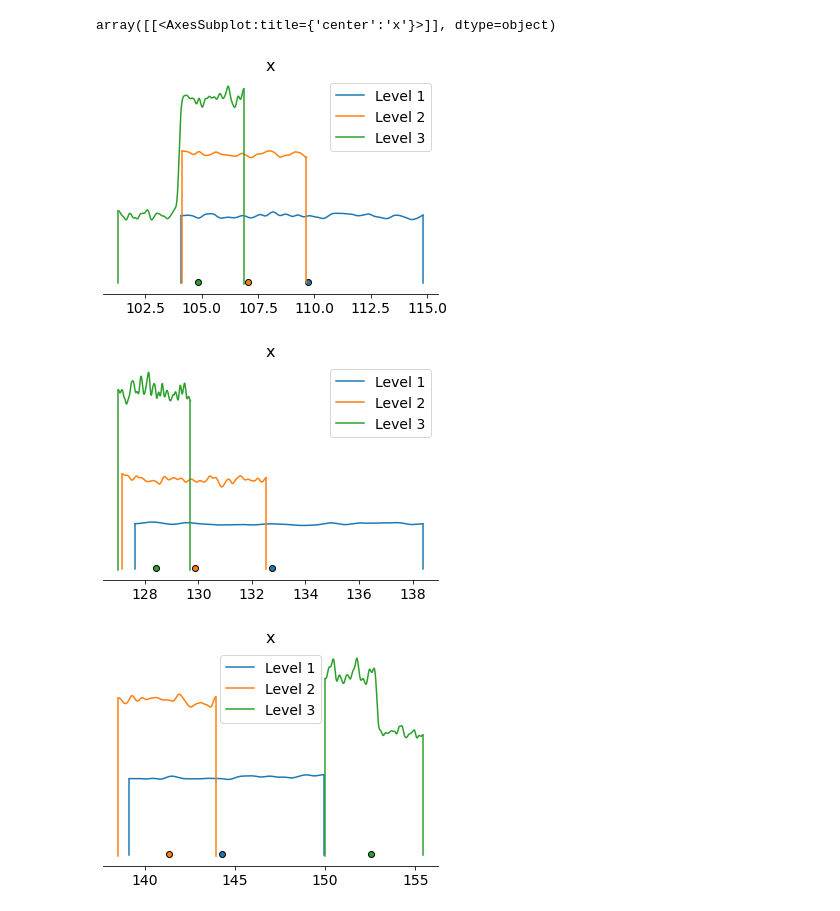
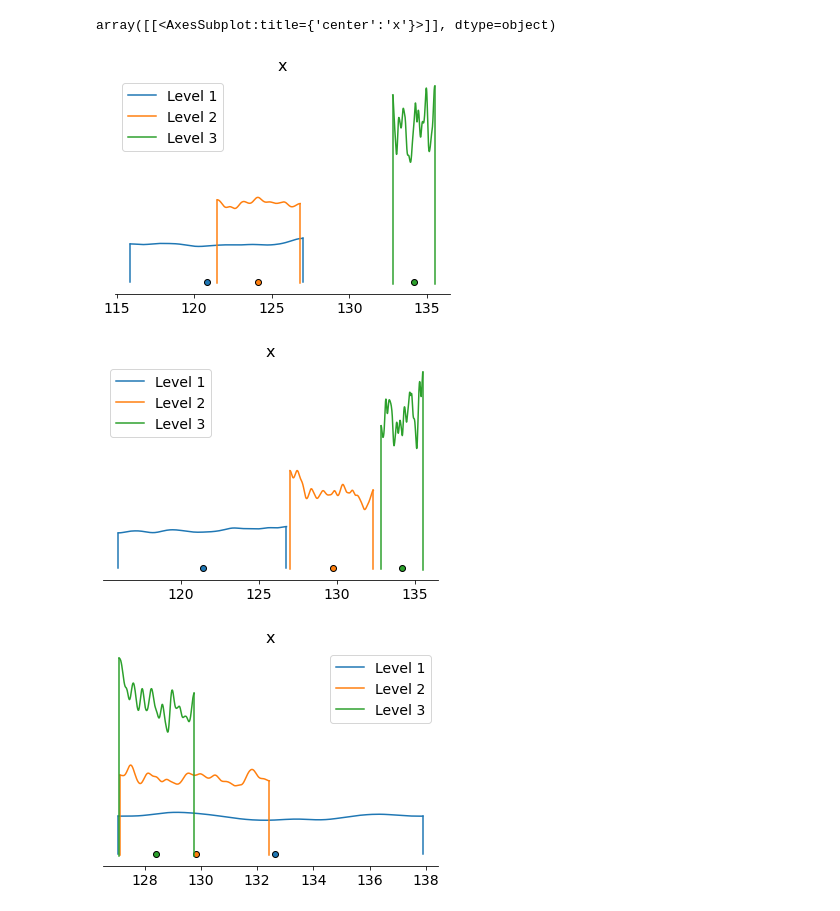
Before and after one commit to annegretW/Masterarbeit_EEG_Uncertainties, a Jupyter notebook: masterarbeit/python/plot.ipynb, the cells around one changed output. Drawn from its saved outputs; the diff is of its cells as text; code cells hidden in the pictures.

```diff
--- a/masterarbeit/python/plot.ipynb
+++ b/masterarbeit/python/plot.ipynb
@@ -5,10 +5,9 @@ import arviz as az
 import matplotlib.pyplot as plt
 # %%
 sample_paths = [
-    '/home/anne/Masterarbeit/masterarbeit/results/samples4_l0.h5',
-    '/home/anne/Masterarbeit/masterarbeit/results/samples4_l1.h5',
-    '/home/anne/Masterarbeit/masterarbeit/results/samples4_l2.h5',
-    '/home/anne/Masterarbeit/masterarbeit/results/samples4_mlda.h5'
+    '/home/anne/Masterarbeit/masterarbeit/results/samples1_l0.h5',
+    '/home/anne/Masterarbeit/masterarbeit/results/samples1_l1.h5',
+    '/home/anne/Masterarbeit/masterarbeit/results/samples1_l2.h5'
 ]
 
 samples = []
@@ -29,21 +26,21 @@ for i in range(len(sample_paths)):
 # %%
 s0 = []
 s1 = []
 s2 = []
 
 data_labels = ["Level 1", "Level 2", "Level 3"]
 
-for i in range(len(sample_paths)-1):
+for i in range(len(sample_paths)):
     s0.append(samples[i][0,:])
     s1.append(samples[i][1,:])
     s2.append(samples[i][2,:])
 
 az.plot_density(s0, data_labels=data_labels)
 az.plot_density(s1, data_labels=data_labels)
 az.plot_density(s2, data_labels=data_labels)
 # %% [output]
 array([[<AxesSubplot:title={'center':'x'}>]], dtype=object)
-[figure, old version]
+[figure, new version]
-[figure, old version]
+[figure, new version]
-[figure, old version]
+[figure, new version]
 # %%
```
Also changed, not shown: parts of 5 cells of this notebook, 12 other files.
